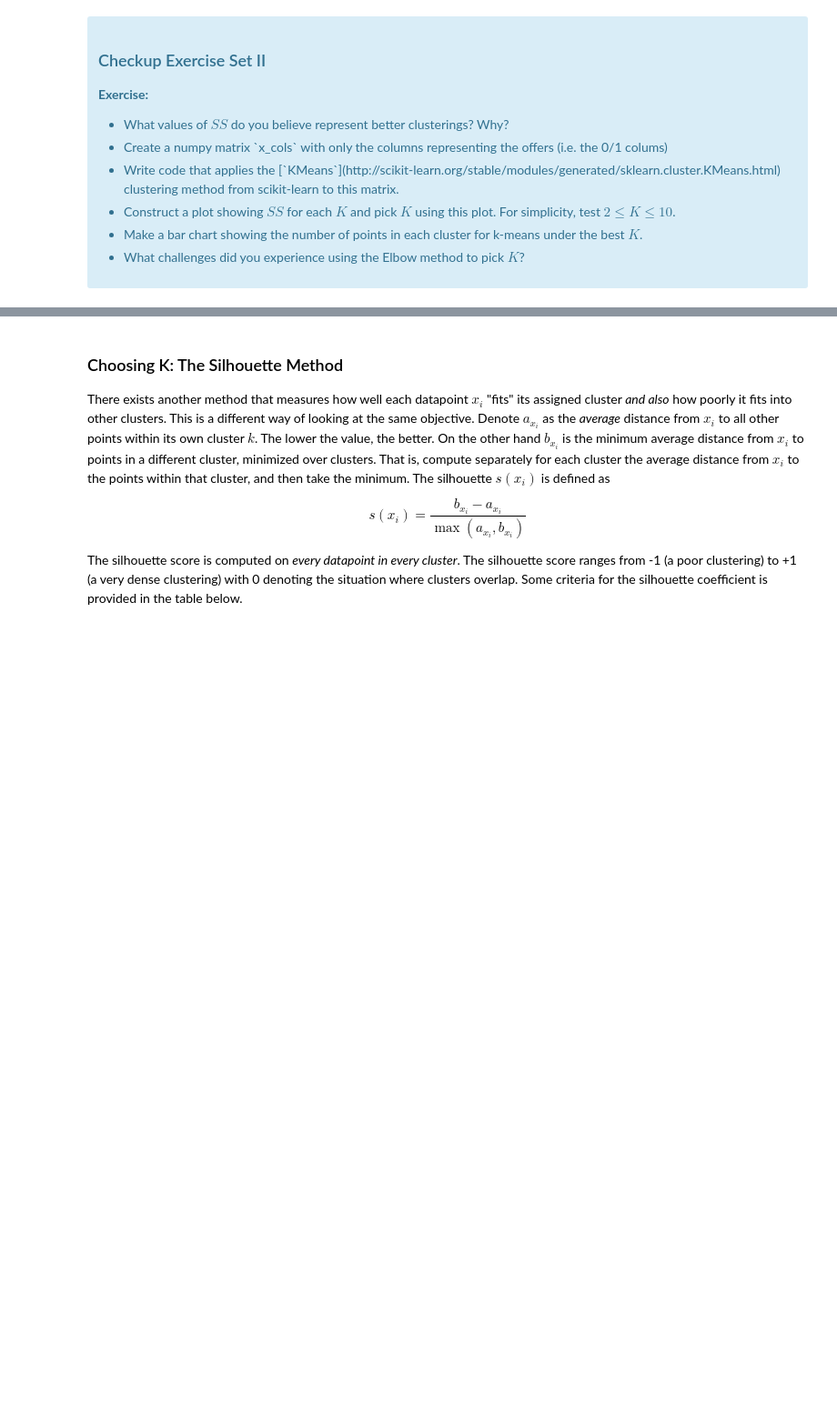
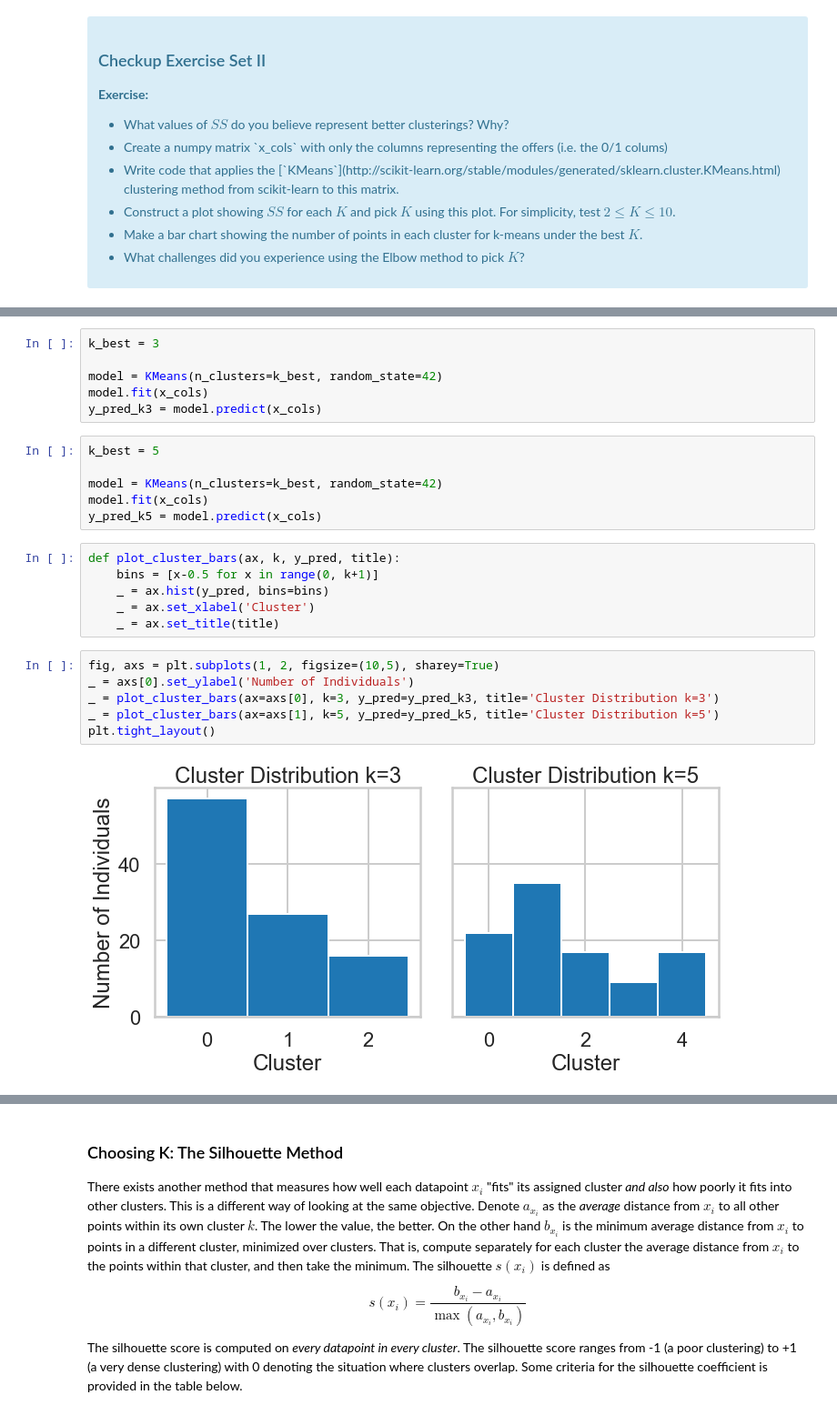
Before and after one commit to aldenmchico/Springboard, a Jupyter notebook: Clustering-Exercise/Mini_Project_Clustering.ipynb, the cells around one changed output, grey strips where cells are left out. Shown: that part at 91% size. Saved outputs shown, nothing was run; the diff lists cells and outputs as text; blank space fills up the shorter version.

```diff
--- a/Clustering-Exercise/Mini_Project_Clustering.ipynb
+++ b/Clustering-Exercise/Mini_Project_Clustering.ipynb
@@ -90,0 +139,26 @@ where $x_i$ is a point, $C_k$ represents cluster $k$ and $\mu_k$ is the centroid
+# %%
+k_best = 3
+
+model = KMeans(n_clusters=k_best, random_state=42)
+model.fit(x_cols)
+y_pred_k3 = model.predict(x_cols)
+# %%
+k_best = 5
+
+model = KMeans(n_clusters=k_best, random_state=42)
+model.fit(x_cols)
+y_pred_k5 = model.predict(x_cols)
+# %%
+def plot_cluster_bars(ax, k, y_pred, title):
+    bins = [x-0.5 for x in range(0, k+1)]
+    _ = ax.hist(y_pred, bins=bins)
+    _ = ax.set_xlabel('Cluster')
+    _ = ax.set_title(title)
+# %%
+fig, axs = plt.subplots(1, 2, figsize=(10,5), sharey=True)
+_ = axs[0].set_ylabel('Number of Individuals')
+_ = plot_cluster_bars(ax=axs[0], k=3, y_pred=y_pred_k3, title='Cluster Distribution k=3')
+_ = plot_cluster_bars(ax=axs[1], k=5, y_pred=y_pred_k5, title='Cluster Distribution k=5')
+plt.tight_layout()
+# %% [output]
+[figure, added]
```
Also changed, not shown: parts of 31 cells of this notebook, 2 other files.
